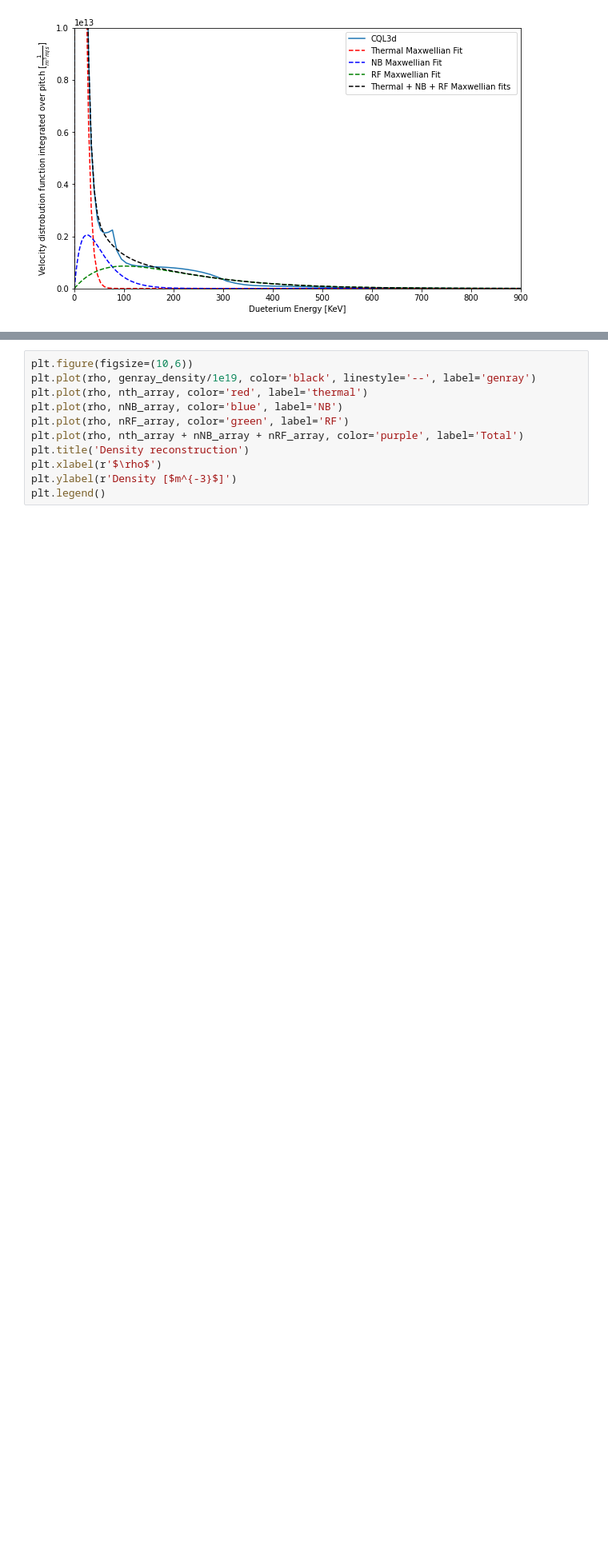
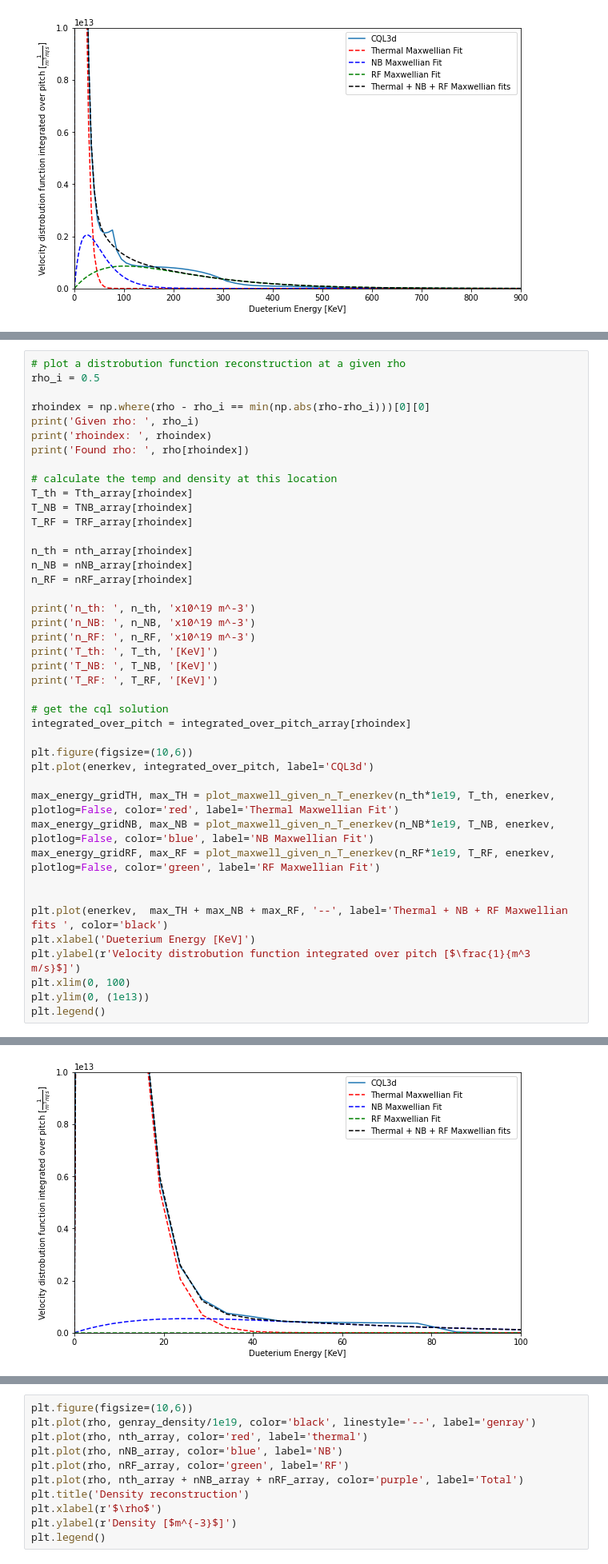
Before and after one commit to vandelij/genray_cql3d_plots, a Jupyter notebook: shots/147634/scan_beam_and_RF/beam_5_RF_testing/make_distrobution.ipynb, the cells around one changed output, grey strips where cells are left out. Shown at 80% size. Drawn from its saved outputs; the diff is of its cells as text; blank space fills up the shorter version.

```diff
--- a/shots/147634/scan_beam_and_RF/beam_5_RF_testing/make_distrobution.ipynb
+++ b/shots/147634/scan_beam_and_RF/beam_5_RF_testing/make_distrobution.ipynb
@@ -401,0 +388,43 @@ Maxwellian total density:  5.5180926686435904e+17
+# %%
+# plot a distrobution function reconstruction at a given rho
+rho_i = 0.5
+
+rhoindex = np.where(rho - rho_i == min(np.abs(rho-rho_i)))[0][0]
+print('Given rho: ', rho_i)
+print('rhoindex: ', rhoindex)
+print('Found rho: ', rho[rhoindex])
+
+# calculate the temp and density at this location
+T_th = Tth_array[rhoindex]
+T_NB = TNB_array[rhoindex]
+T_RF = TRF_array[rhoindex]
+
+n_th = nth_array[rhoindex]
+n_NB = nNB_array[rhoindex]
+n_RF = nRF_array[rhoindex]
+
+print('n_th: ', n_th, 'x10^19 m^-3')
+print('n_NB: ', n_NB, 'x10^19 m^-3')
+print('n_RF: ', n_RF, 'x10^19 m^-3')
+print('T_th: ', T_th, '[KeV]')
+print('T_NB: ', T_NB, '[KeV]')
+print('T_RF: ', T_RF, '[KeV]')
+
+# get the cql solution
+integrated_over_pitch = integrated_over_pitch_array[rhoindex]
+
+plt.figure(figsize=(10,6))
+plt.plot(enerkev, integrated_over_pitch, label='CQL3d')
+
+max_energy_gridTH, max_TH = plot_maxwell_given_n_T_enerkev(n_th*1e19, T_th, enerkev, plotlog=False, color='red', label='Thermal Maxwellian Fit')
+max_energy_gridNB, max_NB = plot_maxwell_given_n_T_enerkev(n_NB*1e19, T_NB, enerkev, plotlog=False, color='blue', label='NB Maxwellian Fit')
+max_energy_gridRF, max_RF = plot_maxwell_given_n_T_enerkev(n_RF*1e19, T_RF, enerkev, plotlog=False, color='green', label='RF Maxwellian Fit')
+
+
+plt.plot(enerkev,  max_TH + max_NB + max_RF, '--', label='Thermal + NB + RF Maxwellian fits ', color='black')
+plt.xlabel('Dueterium Energy [KeV]')
+plt.ylabel(r'Velocity distrobution function integrated over pitch [$\frac{1}{m^3 m/s}$]')
+plt.xlim(0, 100)
+plt.ylim(0, (1e13))
+plt.legend()
+# %% [output]
@@ -402,2 +444,3 @@ Maxwellian total density:  5.5180926686435904e+17
+[figure, added]
 # %%
 # plot the thermal, neutral beam, and RF density and temperature
```
Also changed, not shown: parts of 4 cells of this notebook.
